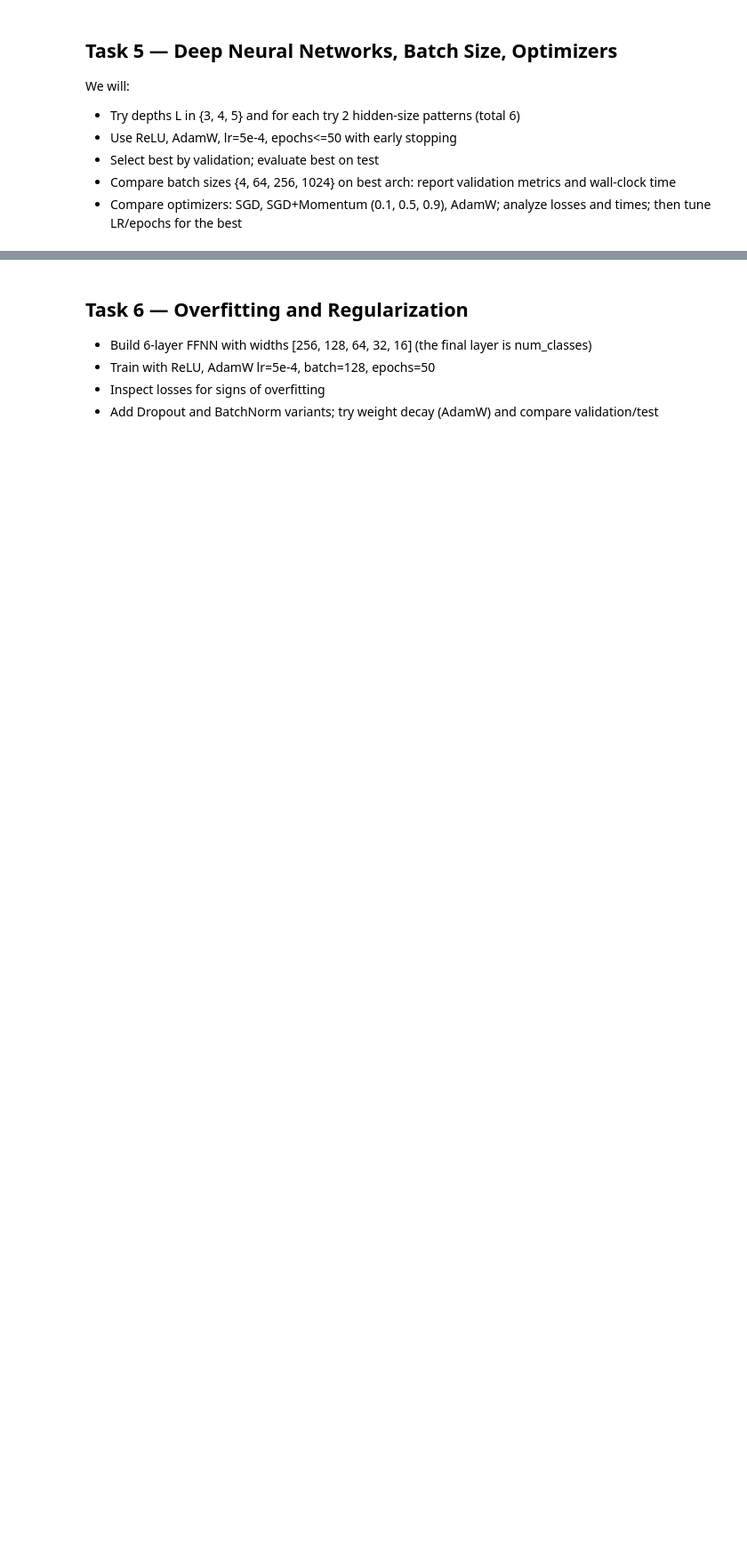
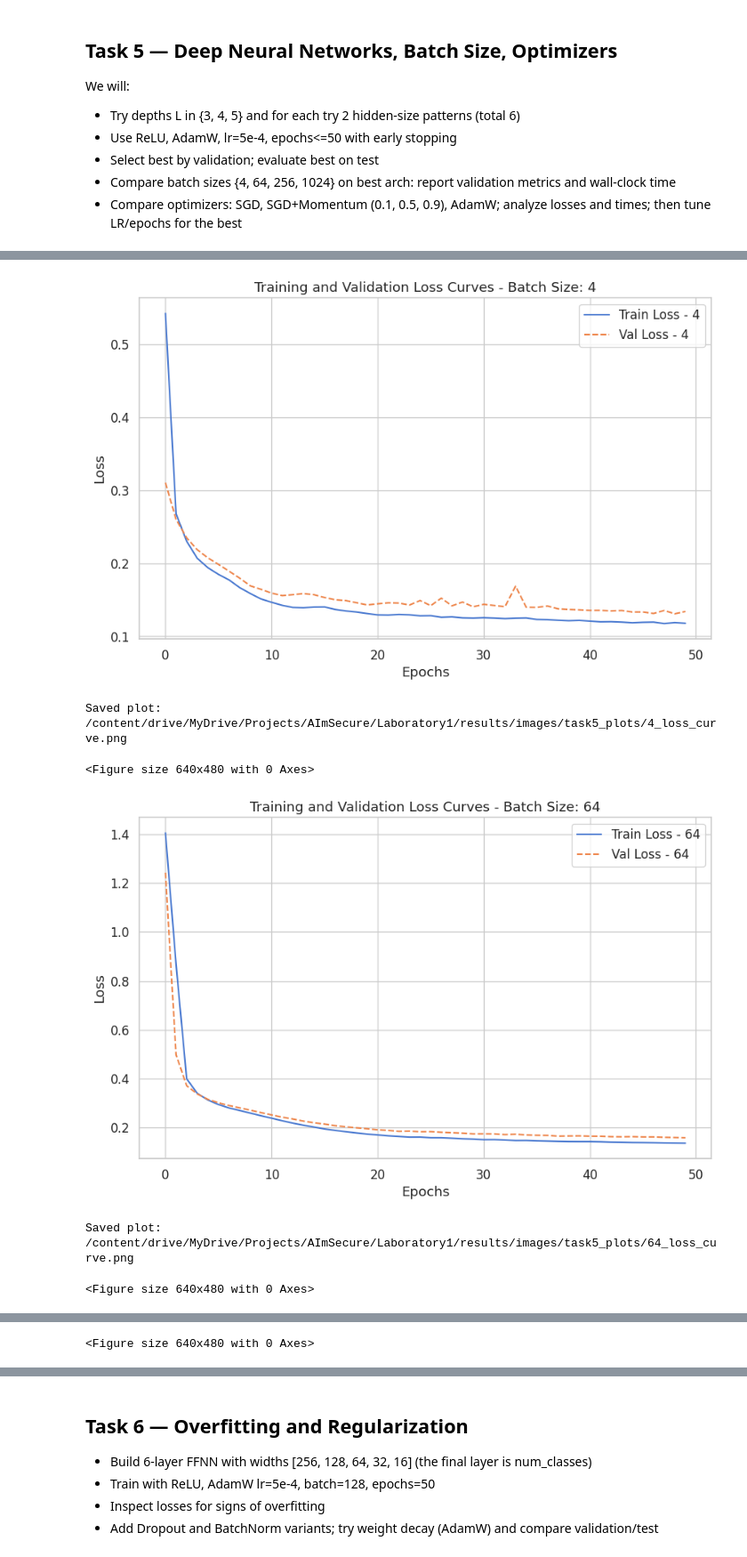
Before and after one commit to AImSecure/Laboratory1, a Jupyter notebook: lab/notebooks/Lab1_FFNN.ipynb, the cells around one changed output, grey strips where cells are left out. Shown at 89% size. Saved outputs shown, nothing was run; the diff lists cells and outputs as text; code cells hidden in the pictures; blank space fills up the shorter version.

```diff
--- a/lab/notebooks/Lab1_FFNN.ipynb
+++ b/lab/notebooks/Lab1_FFNN.ipynb
@@ -1581,12 +1624,12 @@ TO DO
 # Assuming 'best_deep_model_tag' and 'trained_deep_models' are available from the previous step
 best_widths = layer_configs[int(best_deep_model_tag.split('_')[1][1])][int(best_deep_model_tag.split('_')[-1].split('_')[0] == str(layer_configs[int(best_deep_model_tag.split('_')[1][1])][0][0]))]
 
-
 input_dim_deep = X_train_std_no_port.shape[1]
 output_dim_deep = len(np.unique(y_train_no_port))
 
 batch_sizes = [4, 64, 256, 1024]
 batch_size_results = {}
+batch_size_loss_curves = {}
 
 print(f"\nExperimenting with different batch sizes for the best architecture ({best_deep_model_tag})...")
 
@@ -1632,5 +1675,7 @@ for bs in batch_sizes:
         'validation_report': report_bs
     }
 
+    batch_size_loss_curves[bs] = (train_loss_bs, val_loss_bs)
+
 # You can further analyze batch_size_results here, e.g., compare metrics across batch sizes
 # %% [output]
@@ -1687,0 +1733,22 @@ weighted avg     0.8323    0.8970    0.8611      4494
+# %%
+# --- Plot loss curves for all batch size experiments ---
+
+for bs, (train_loss, val_loss) in batch_size_loss_curves.items():
+    plt.figure(figsize=(10,6))
+    plt.plot(train_loss, label=f'Train Loss - {bs}')
+    plt.plot(val_loss, '--', label=f'Val Loss - {bs}')
+    plt.xlabel('Epochs')
+    plt.ylabel('Loss')
+    plt.title(f'Training and Validation Loss Curves - Batch Size: {bs}')
+    plt.legend()
+    plt.show()
+
+    # Save the plot to the specified path
+    save_plot(plt.gcf(), f"{bs}_loss_curve", save_dir) # Use plt.gcf() to get the current figure
+# %% [output]
+[figure, added]
+Saved plot: /content/drive/MyDrive/Projects/AImSecure/Laboratory1/results/images/task5_plots/4_loss_curve.png
+<Figure size 640x480 with 0 Axes>
+[figure, added]
+Saved plot: /content/drive/MyDrive/Projects/AImSecure/Laboratory1/results/images/task5_plots/64_loss_curve.png
+<Figure size 640x480 with 0 Axes>
@@ -1687,0 +1757 @@ weighted avg     0.8323    0.8970    0.8611      4494
+<Figure size 640x480 with 0 Axes>
```
Also changed, not shown: parts of 69 cells of this notebook.
